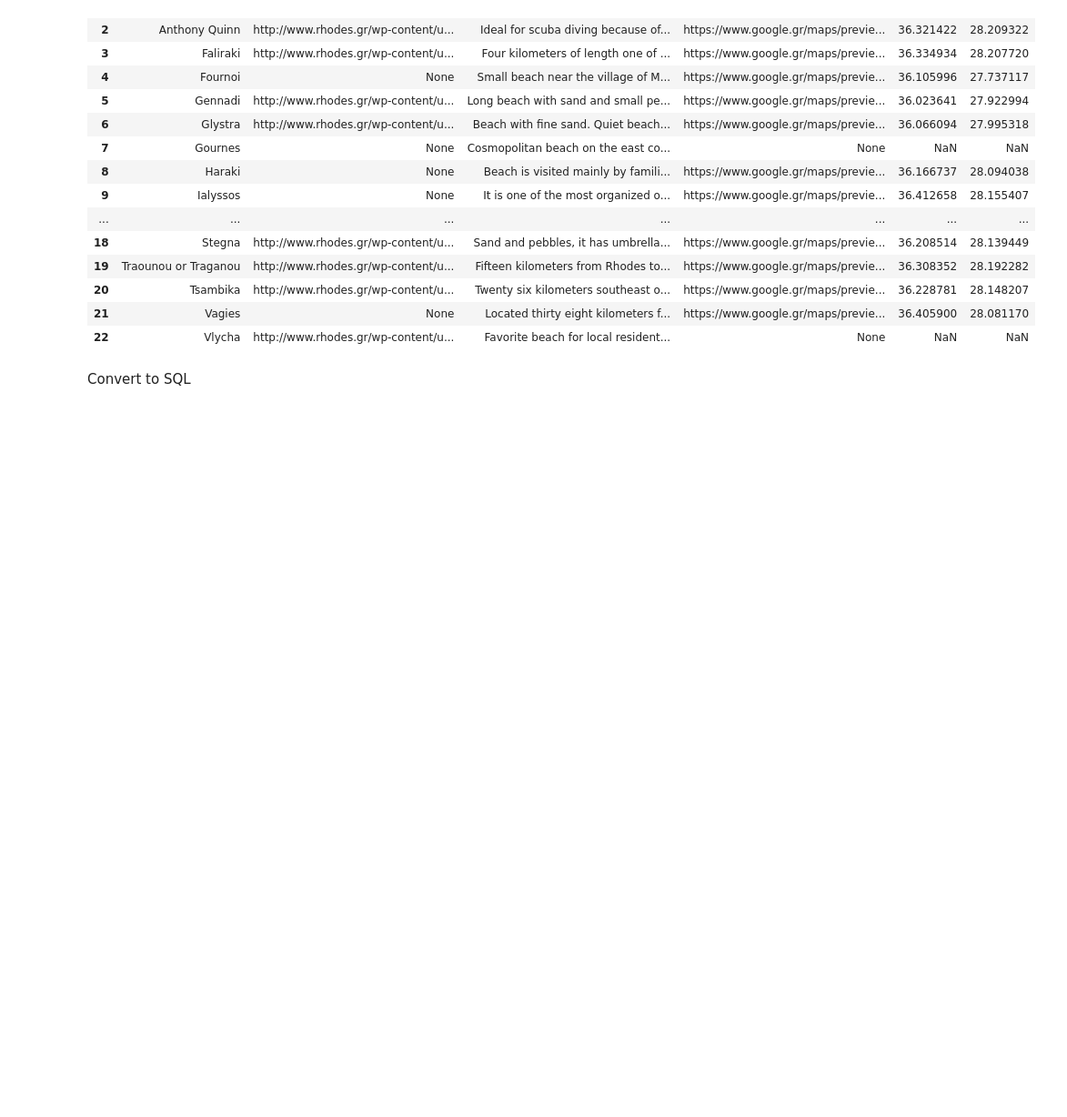
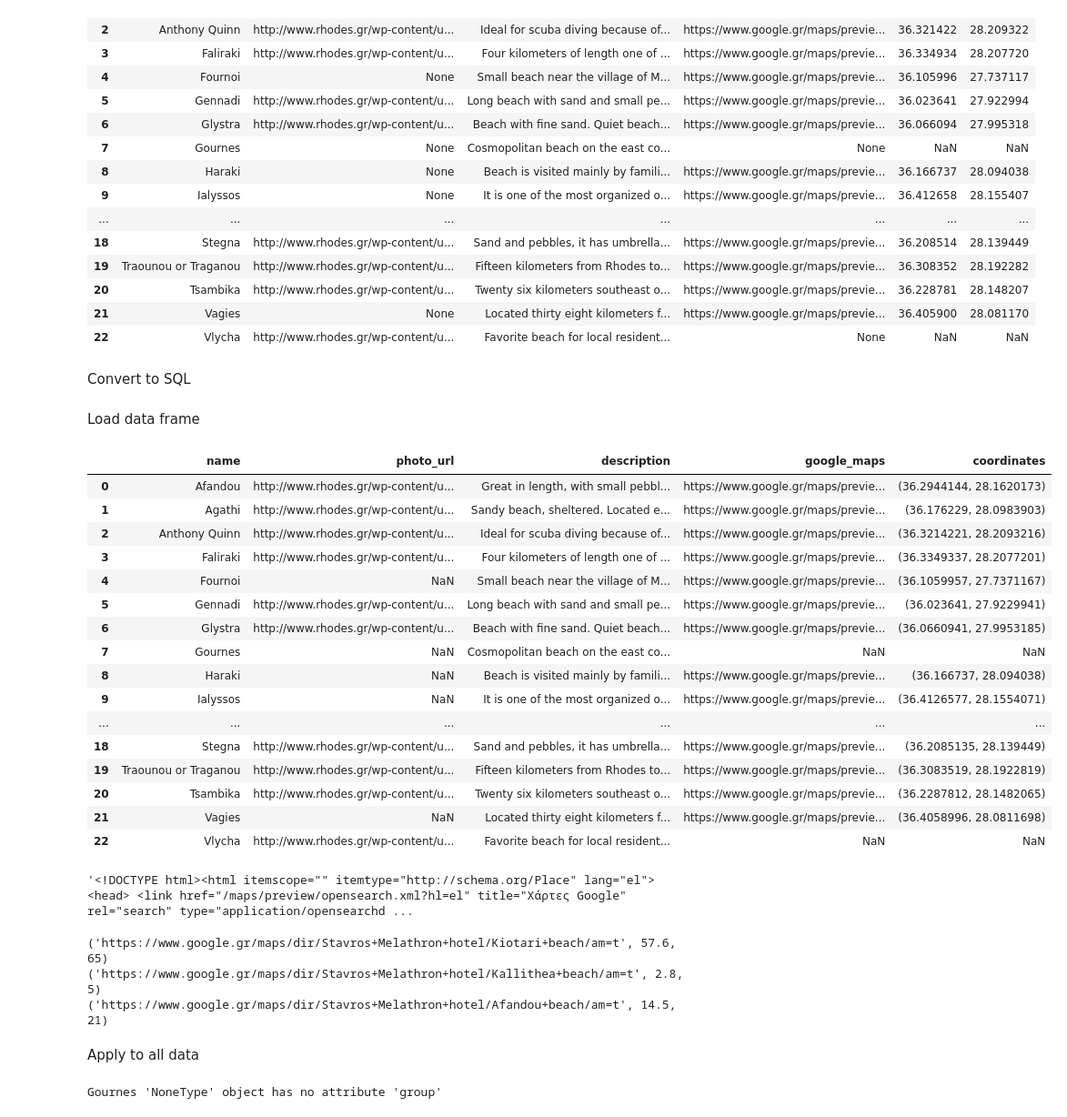
Before and after one commit to stavros11/Stavmel-Info-Kiosk, a Jupyter notebook: scraping/scrape_beaches.ipynb, the cells around one changed output. Shown: that part at 91% size. Drawn from its saved outputs; the diff is of its cells as text; code cells hidden in the pictures; blank space fills up the shorter version.

Commit message:
Add distances and times from gmaps

```diff
--- a/scraping/scrape_beaches.ipynb
+++ b/scraping/scrape_beaches.ipynb
@@ -218,3 +219,32 @@ db_uri = 'sqlite:///places.db'
 engine = sqlalchemy.create_engine(db_uri, echo=False)
 
 sql_database = data_df2.to_sql('beaches', con=engine)
+# %% [markdown]
+Load data frame
+# %%
+data_df = pd.read_csv("/home/stavros/DATA/InfoKiosk/beaches.csv")
+data_df
+# %% [output]
+|  | name | photo_url | description | google_maps | coordinates |
+| 0 | Afandou | http://www.rhodes.gr/wp-content/u... | Great in length, with small pebbl... | https://www.google.gr/maps/previe... | (36.2944144, 28.1620173) |
+| 1 | Agathi | http://www.rhodes.gr/wp-content/u... | Sandy beach, sheltered. Located e... | https://www.google.gr/maps/previe... | (36.176229, 28.0983903) |
+| 2 | Anthony Quinn | http://www.rhodes.gr/wp-content/u... | Ideal for scuba diving because of... | https://www.google.gr/maps/previe... | (36.3214221, 28.2093216) |
+| 3 | Faliraki | http://www.rhodes.gr/wp-content/u... | Four kilometers of length one of ... | https://www.google.gr/maps/previe... | (36.3349337, 28.2077201) |
+| 4 | Fournoi | NaN | Small beach near the village of M... | https://www.google.gr/maps/previe... | (36.1059957, 27.7371167) |
+| 5 | Gennadi | http://www.rhodes.gr/wp-content/u... | Long beach with sand and small pe... | https://www.google.gr/maps/previe... | (36.023641, 27.9229941) |
+| 6 | Glystra | http://www.rhodes.gr/wp-content/u... | Beach with fine sand. Quiet beach... | https://www.google.gr/maps/previe... | (36.0660941, 27.9953185) |
+| 7 | Gournes | NaN | Cosmopolitan beach on the east co... | NaN | NaN |
+| 8 | Haraki | NaN | Beach is visited mainly by famili... | https://www.google.gr/maps/previe... | (36.166737, 28.094038) |
+| 9 | Ialyssos | NaN | It is one of the most organized o... | https://www.google.gr/maps/previe... | (36.4126577, 28.1554071) |
+| ... | ... | ... | ... | ... | ... |
+| 18 | Stegna | http://www.rhodes.gr/wp-content/u... | Sand and pebbles, it has umbrella... | https://www.google.gr/maps/previe... | (36.2085135, 28.139449) |
+| 19 | Traounou or Traganou | http://www.rhodes.gr/wp-content/u... | Fifteen kilometers from Rhodes to... | https://www.google.gr/maps/previe... | (36.3083519, 28.1922819) |
+| 20 | Tsambika | http://www.rhodes.gr/wp-content/u... | Twenty six kilometers southeast o... | https://www.google.gr/maps/previe... | (36.2287812, 28.1482065) |
+| 21 | Vagies | NaN | Located thirty eight kilometers f... | https://www.google.gr/maps/previe... | (36.4058996, 28.0811698) |
+| 22 | Vlycha | http://www.rhodes.gr/wp-content/u... | Favorite beach for local resident... | NaN | NaN |
+# %%
+test_response = requests.get(directions_link("Kiotari beach"), headers=headers)
+test_response
+test_response.text
+# %% [output]
+'<!DOCTYPE html><html itemscope="" itemtype="http://schema.org/Place" lang="el"> <head> <link href="/maps/preview/opensearch.xml?hl=el" title="Χάρτες Google" rel="search" type="application/opensearchd ...
@@ -220,0 +290,19 @@ sql_database = data_df2.to_sql('beaches', con=engine)
+# %%
+test_distance = find_distance_and_time("Kiotari")
+print(test_distance)
+
+test_distance = find_distance_and_time("Kallithea")
+print(test_distance)
+
+test_distance = find_distance_and_time("Afandou")
+print(test_distance)
+# %% [output]
+('https://www.google.gr/maps/dir/Stavros+Melathron+hotel/Kiotari+beach/am=t', 57.6, 65)
+('https://www.google.gr/maps/dir/Stavros+Melathron+hotel/Kallithea+beach/am=t', 2.8, 5)
+('https://www.google.gr/maps/dir/Stavros+Melathron+hotel/Afandou+beach/am=t', 14.5, 21)
+# %% [markdown]
+Apply to all data
+# %%
+directions_results = data_df["name"].map(find_distance_and_time)
+# %% [output]
+Gournes 'NoneType' object has no attribute 'group'
```
Also changed, not shown: parts of 5 cells of this notebook.
